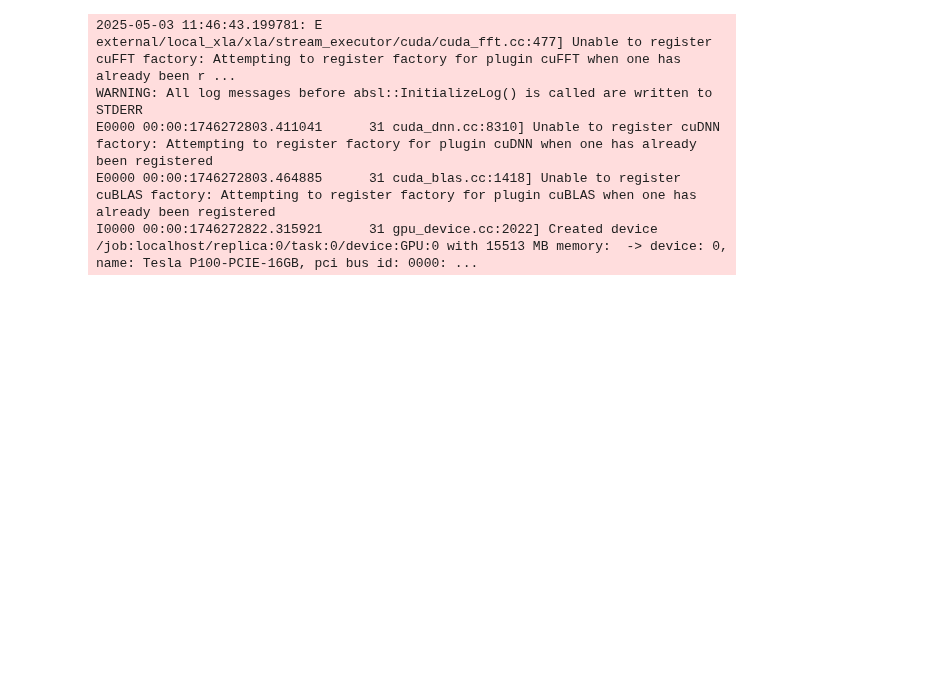
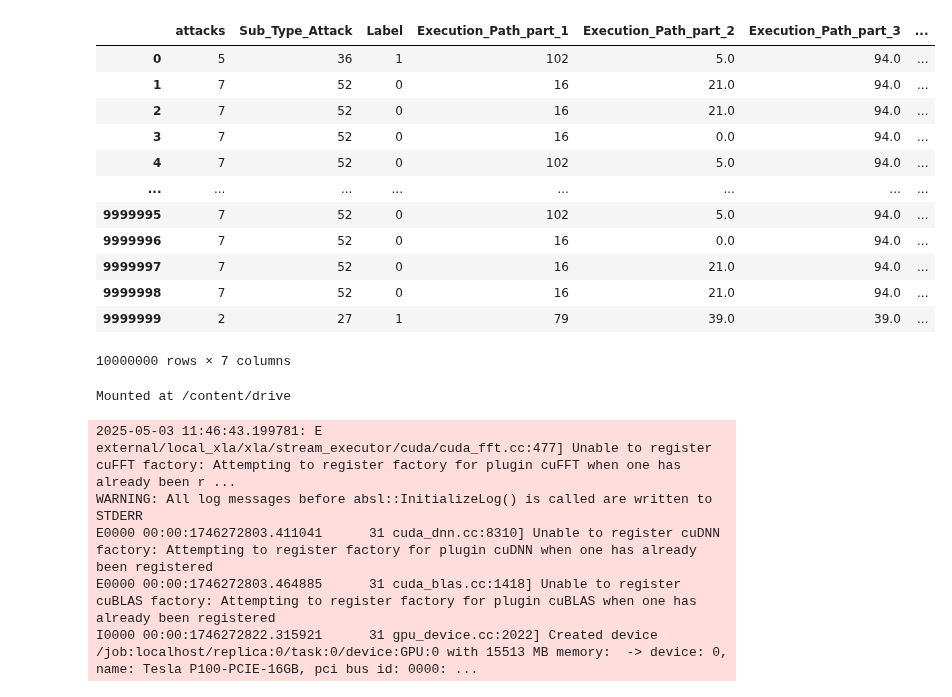
Before and after one commit to hananbahtiti/Hybrid-Intrusion-detection-Systems, a Jupyter notebook: Host_IDS.ipynb, the cells around one changed output. Drawn from its saved outputs; the diff is of its cells as text; code cells hidden in the pictures; blank space fills up the shorter version.

```diff
--- a/Host_IDS.ipynb
+++ b/Host_IDS.ipynb
@@ -41,3 +42,26 @@ To: /kaggle/working/data.csv
+# %%
+import pandas as pd
+dff = pd.read_csv('/content/drive/MyDrive/hybrid_IDS/dataset/all/balanced_attack.csv')
+dff
+# %% [output]
+|  | attacks | Sub_Type_Attack | Label | Execution_Path_part_1 | Execution_Path_part_2 | Execution_Path_part_3 | ... |
+| 0 | 5 | 36 | 1 | 102 | 5.0 | 94.0 | ... |
+| 1 | 7 | 52 | 0 | 16 | 21.0 | 94.0 | ... |
+| 2 | 7 | 52 | 0 | 16 | 21.0 | 94.0 | ... |
+| 3 | 7 | 52 | 0 | 16 | 0.0 | 94.0 | ... |
+| 4 | 7 | 52 | 0 | 102 | 5.0 | 94.0 | ... |
+| ... | ... | ... | ... | ... | ... | ... | ... |
+| 9999995 | 7 | 52 | 0 | 102 | 5.0 | 94.0 | ... |
+| 9999996 | 7 | 52 | 0 | 16 | 0.0 | 94.0 | ... |
+| 9999997 | 7 | 52 | 0 | 16 | 21.0 | 94.0 | ... |
+| 9999998 | 7 | 52 | 0 | 16 | 21.0 | 94.0 | ... |
+| 9999999 | 2 | 27 | 1 | 79 | 39.0 | 39.0 | ... |
+10000000 rows × 7 columns
+# %%
+from google.colab import drive
+drive.mount('/content/drive')
+# %% [output]
+Mounted at /content/drive
 # %%
 import pandas as pd
 import numpy as np
```
Also changed, not shown: parts of 5 cells of this notebook.
